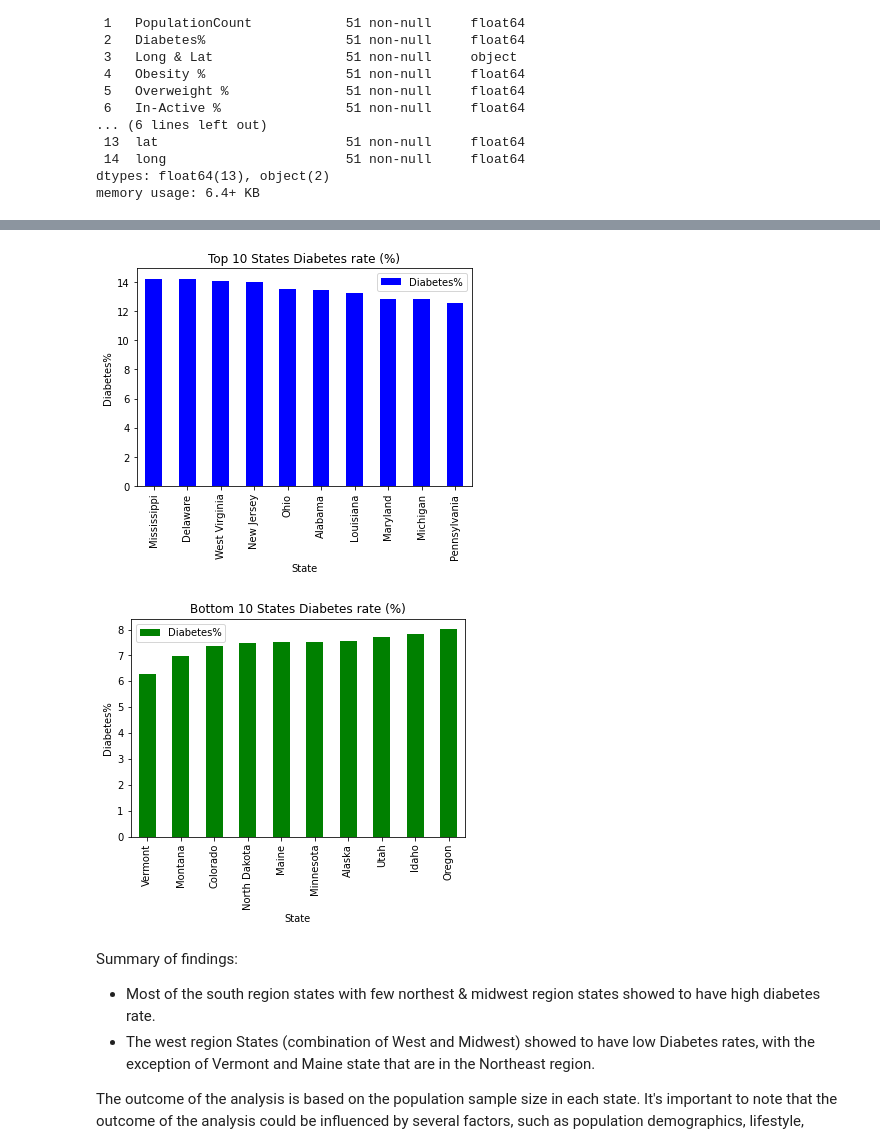
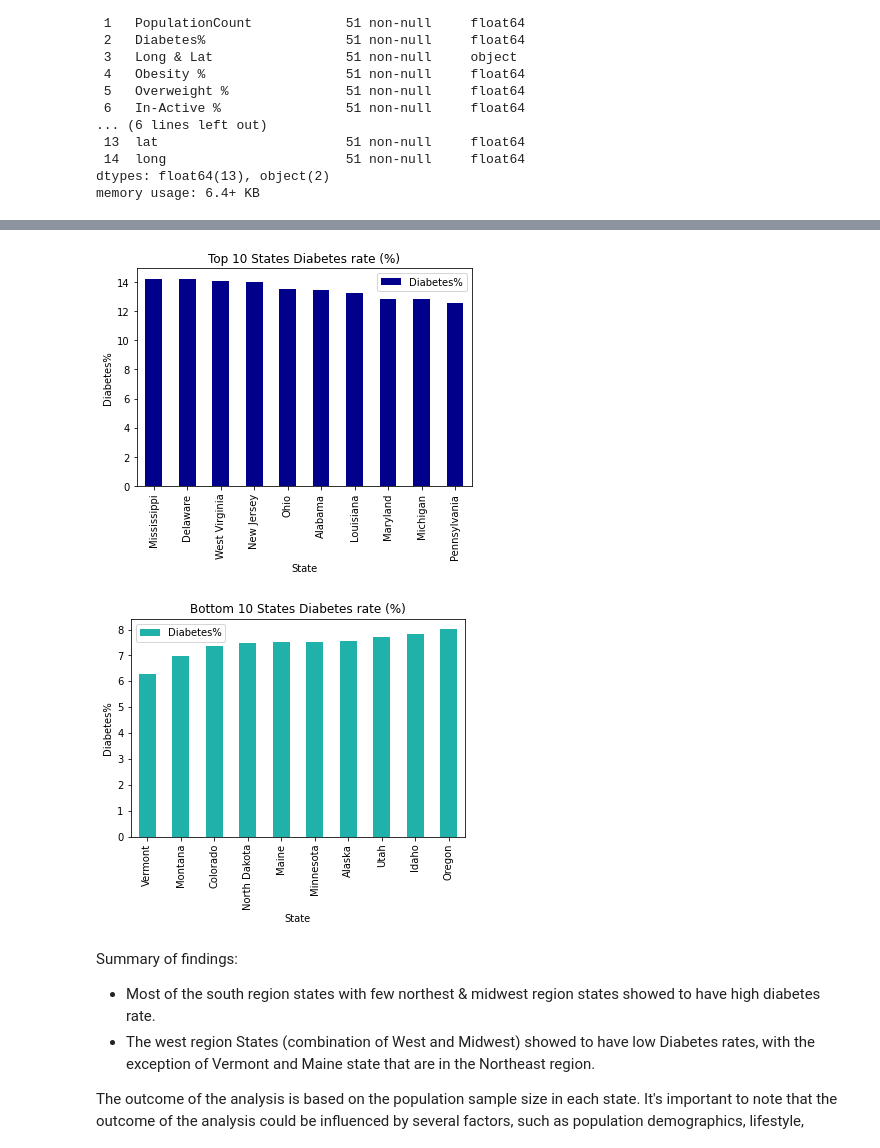
Before and after one commit to the-liat/project-1, a Jupyter notebook: Diabetes Analysis.ipynb, the cells around one changed output, grey strips where cells are left out. Cells and saved outputs as stored; diff of their text form; code cells hidden in the pictures.

```diff
--- a/Diabetes Analysis.ipynb
+++ b/Diabetes Analysis.ipynb
@@ -225,7 +225,7 @@ diabetes_plot.save("diabetes_plot.png", backend='matplotlib')
 top_df = merged_df.sort_values('Diabetes%', ascending=False).head(10)
 
 # Plot the bar chart
-top_df.plot(kind='bar', x='State', y='Diabetes%', color='blue')
+top_df.plot(kind='bar', x='State', y='Diabetes%', color='darkblue')
 
 # Add labels and title
 plt.xlabel('State')
@@ -237,27 +237,27 @@ plt.savefig("Images/Top 10 States Diabetes.png", dpi =300, bbox_inches='tight')
 # Show plot
 plt.show()
 # %% [output]
-[figure, old version]
+[figure, new version]
 # %%
 # Bottom 10 Diabetes%
 # Sort the data by values in descending order
 bottom_df = merged_df.sort_values('Diabetes%').head(10)
 
 # Plot the bar chart
-bottom_df.plot(kind='bar', x='State', y='Diabetes%', color='green')
+bottom_df.plot(kind='bar', x='State', y='Diabetes%', color='lightseagreen')
 
 # Add labels and title
 plt.xlabel('State')
 plt.ylabel('Diabetes%')
 plt.title('Bottom 10 States Diabetes rate (%)')
 
 #save the figure
 plt.savefig("Images/Bottom 10 States Diabetes.png",  dpi =300, bbox_inches='tight')
 
 # Show plot
 plt.show()
 # %% [output]
-[figure, old version]
+[figure, new version]
 # %% [markdown]
 Summary of findings:
 * Most of the south region states with few northest & midwest region states showed to have high diabetes rate.
```
Also changed, not shown: parts of 15 cells of this notebook, 16 other files.
